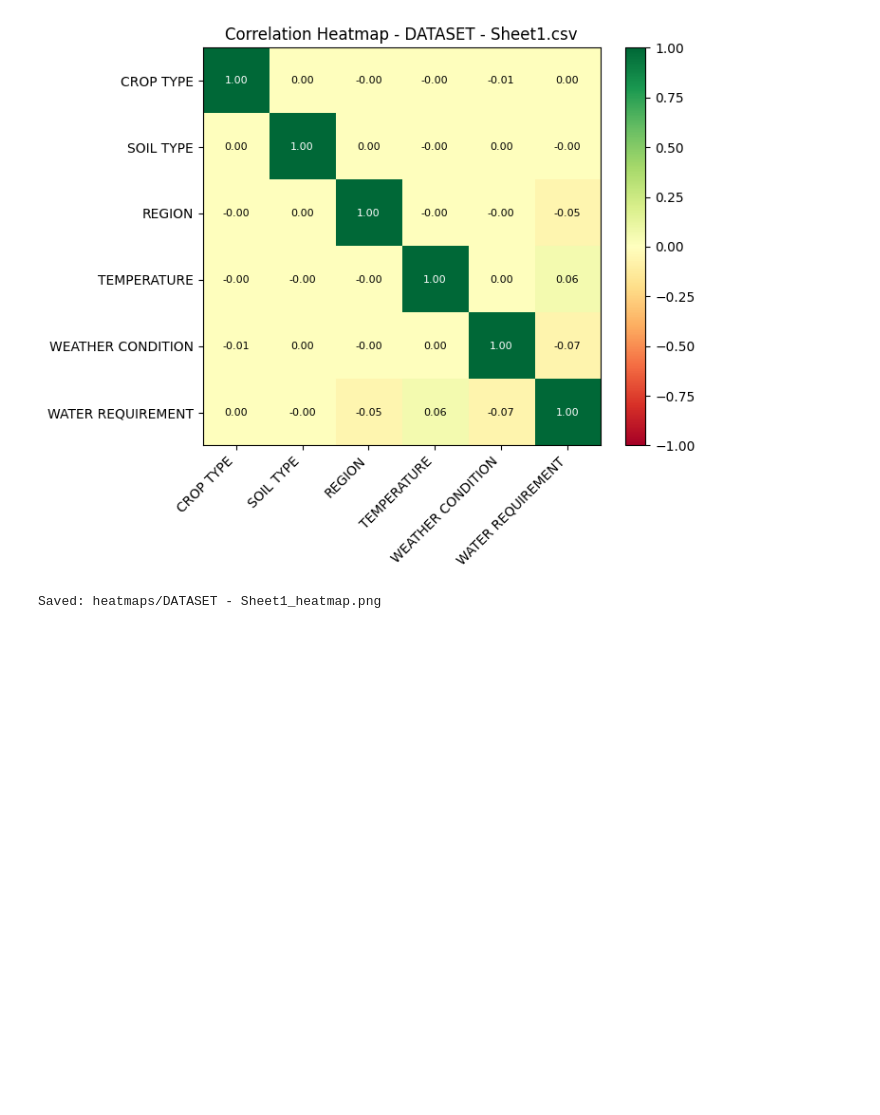
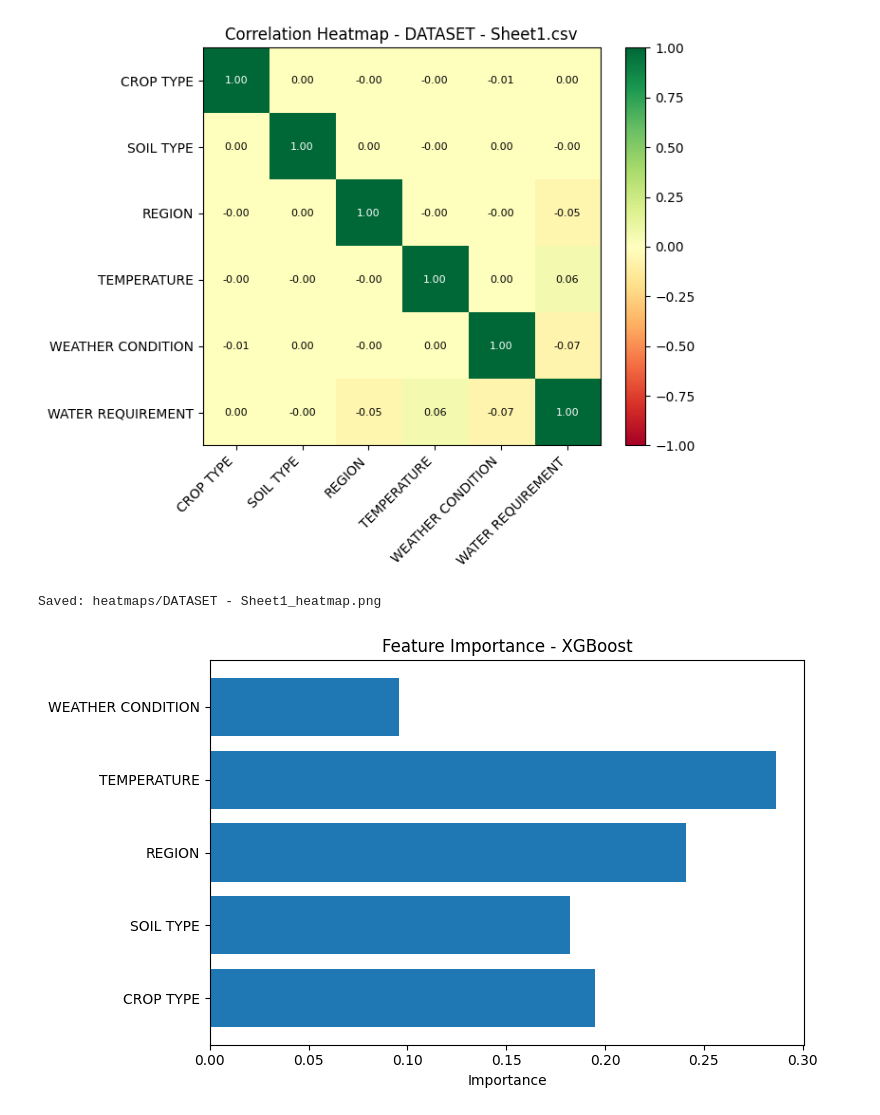
Before and after one commit to Sandeshkumar0/smart_irrigation, a Jupyter notebook: train_xgb.ipynb, the cells around one changed output. Cells and saved outputs as stored; diff of their text form; code cells hidden in the pictures; blank space fills up the shorter version.

```diff
--- a/train_xgb.ipynb
+++ b/train_xgb.ipynb
@@ -75,3 +75,25 @@ print(f'Saved: {out}')
 # %% [output]
 [figure]
 Saved: heatmaps/DATASET - Sheet1_heatmap.png
+# %%
+import pickle
+import matplotlib.pyplot as plt
+
+# Use in-memory model if available, otherwise load saved model
+if 'xgb_model' in globals():
+    xgb = xgb_model
+elif 'model' in globals():
+    xgb = model
+else:
+    xgb = pickle.load(open('xgb_model.pkl', 'rb'))
+
+importances = xgb.feature_importances_
+
+plt.figure(figsize=(8, 4.8))
+plt.barh(X.columns, importances)
+plt.title("Feature Importance - XGBoost")
+plt.xlabel("Importance")
+plt.tight_layout()
+plt.show()
+# %% [output]
+[figure, added]
```
Also changed, not shown: 4 other files.
